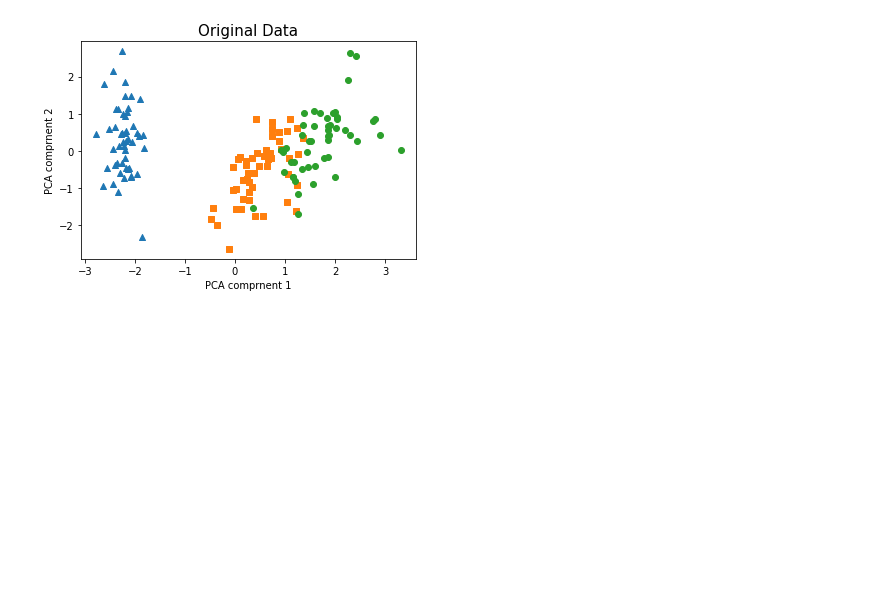
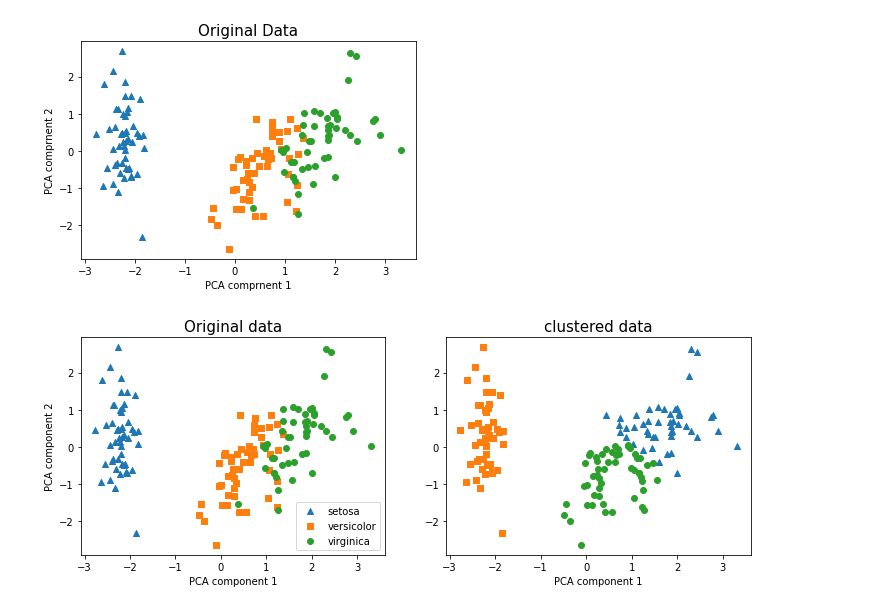
Before and after one commit to js2bean/Machine_learning_lecture-2021.12, a Jupyter notebook: 05.차원축소/11.iris군집화.ipynb, the cells around one changed output. Saved outputs shown, nothing was run; the diff lists cells and outputs as text; code cells hidden in the pictures; blank space fills up the shorter version.

```diff
--- a/05.차원축소/11.iris군집화.ipynb
+++ b/05.차원축소/11.iris군집화.ipynb
@@ -95,0 +93,19 @@ plt.subplot
+# %%
+fig, axs = plt.subplots(nrows=1, ncols=2, figsize=(12,4))
+for k, column in enumerate(['target', 'cluster']):      #인덱스값과 원소값 동시 출력 -> 다른변수에 할당해준것
+    ax = axs[k]
+    for i, marker in enumerate(markers):
+        x_axis_data = df[df[column] == i]['PC1']
+        y_axis_data = df[df[column] == i]['PC2']
+        ax.scatter(x_axis_data, y_axis_data, marker=marker, label=iris.target_names[i])
+
+    if k == 0:      #Original
+        ax.set_title('Original data', fontsize=15)
+        ax.set_ylabel('PCA component 2')
+        ax.legend()
+    else:           #cluster
+        ax.set_title('clustered data', fontsize=15)
+    ax.set_xlabel('PCA component 1')
+plt.show()
+# %% [output]
+[figure, added]
```
Also changed, not shown: parts of 2 cells of this notebook, 5 other files.
